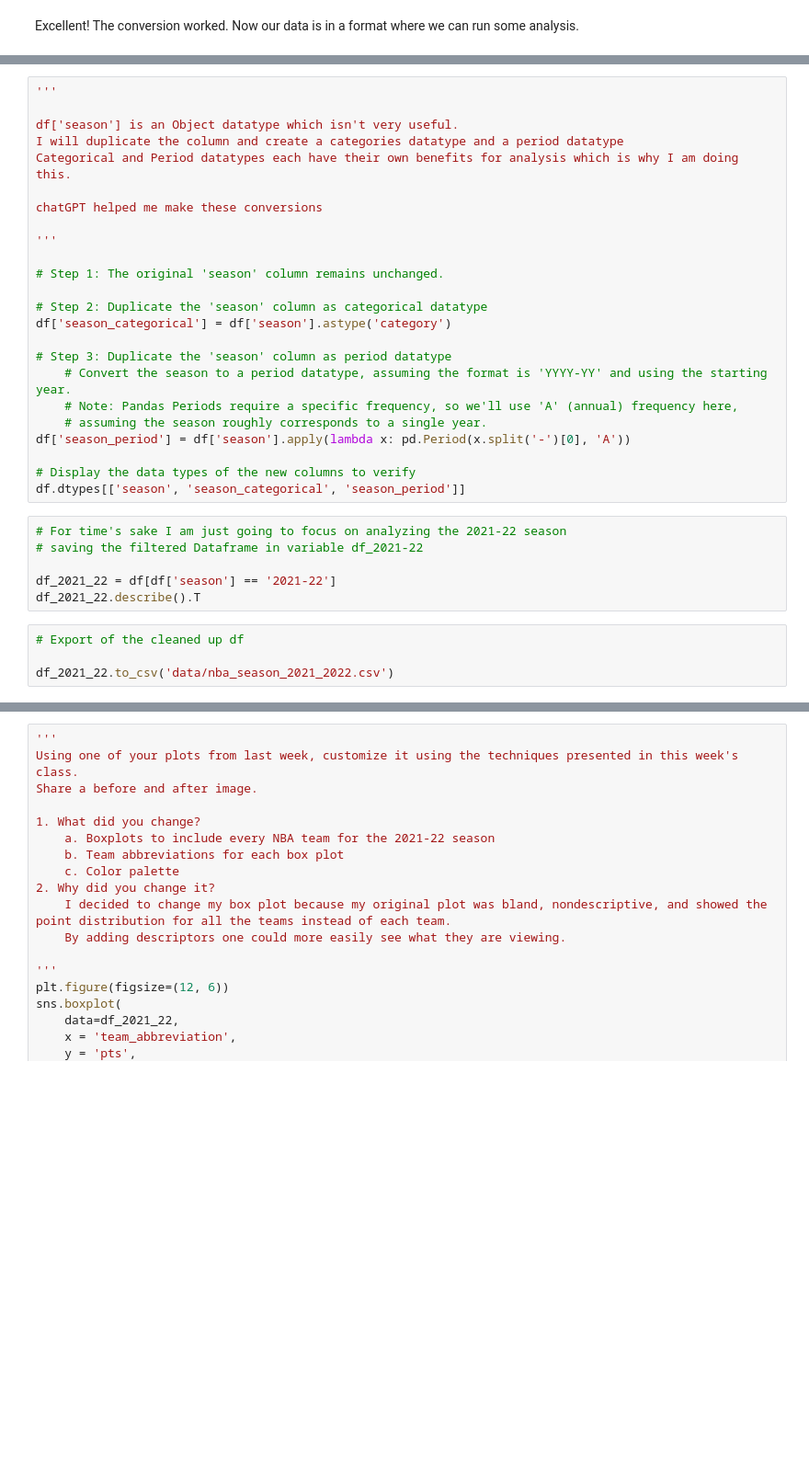
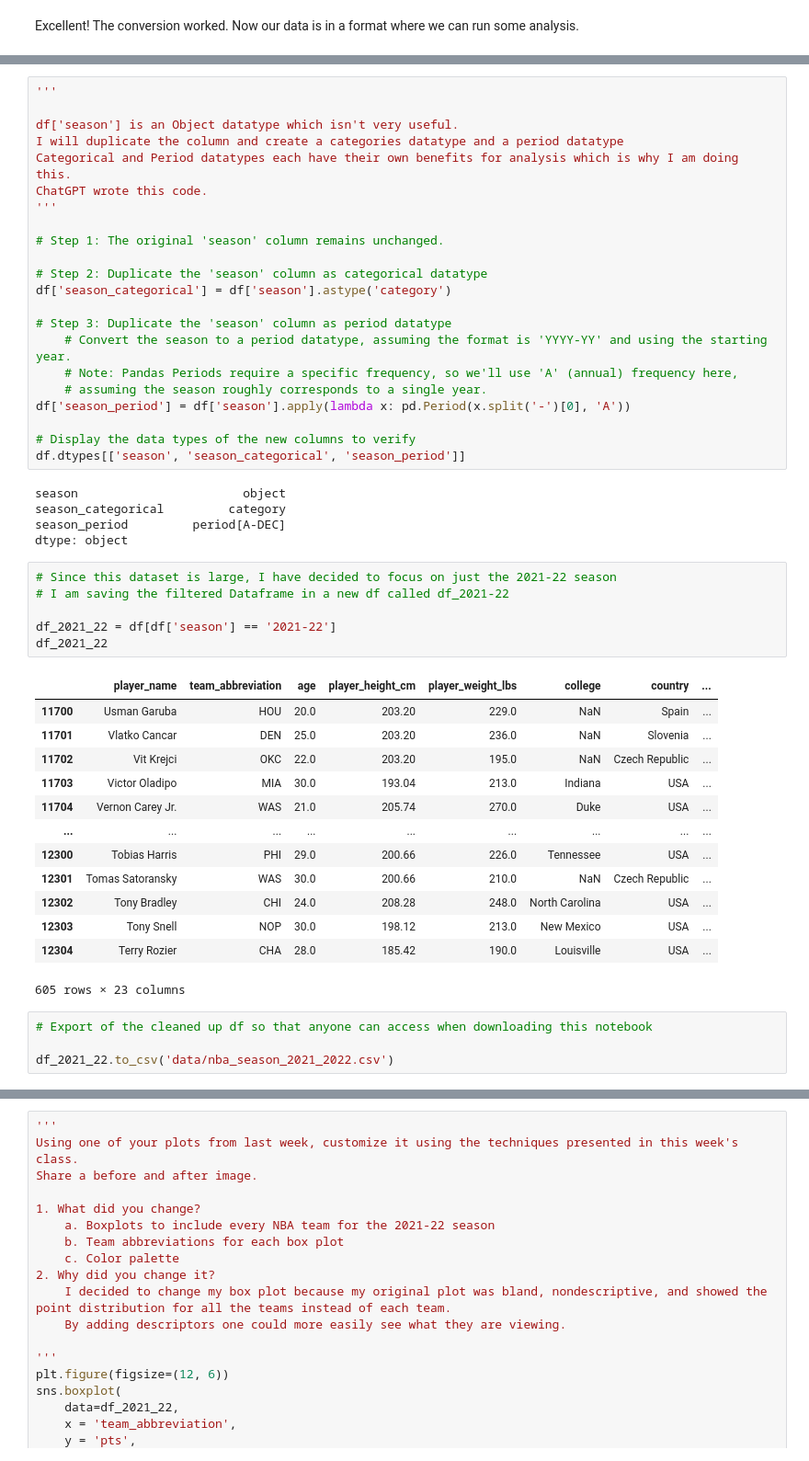
Before and after one commit to Chris-Goyette/Python_DA_Class, a Jupyter notebook: Colab_Notebooks/NBA_data_2_19.ipynb, the cells around one changed output, grey strips where cells are left out. Shown at 92% size. Cells and saved outputs as stored; diff of their text form; blank space fills up the shorter version.

```diff
--- a/Colab_Notebooks/NBA_data_2_19.ipynb
+++ b/Colab_Notebooks/NBA_data_2_19.ipynb
@@ -215,9 +232,7 @@ df.dtypes
 df['season'] is an Object datatype which isn't very useful.
 I will duplicate the column and create a categories datatype and a period datatype
 Categorical and Period datatypes each have their own benefits for analysis which is why I am doing this.
-
-chatGPT helped me make these conversions
-
+ChatGPT wrote this code.
 '''
 
 # Step 1: The original 'season' column remains unchanged.
@@ -233,13 +248,32 @@ df['season_period'] = df['season'].apply(lambda x: pd.Period(x.split('-')[0], 'A
 
 # Display the data types of the new columns to verify
 df.dtypes[['season', 'season_categorical', 'season_period']]
+# %% [output]
+season                       object
+season_categorical         category
+season_period         period[A-DEC]
+dtype: object
 # %%
-# For time's sake I am just going to focus on analyzing the 2021-22 season
-# saving the filtered Dataframe in variable df_2021-22
+# Since this dataset is large, I have decided to focus on just the 2021-22 season
+# I am saving the filtered Dataframe in a new df called df_2021-22
 
 df_2021_22 = df[df['season'] == '2021-22']
-df_2021_22.describe().T
+df_2021_22
+# %% [output]
+|  | player_name | team_abbreviation | age | player_height_cm | player_weight_lbs | college | country | ... |
+| 11700 | Usman Garuba | HOU | 20.0 | 203.20 | 229.0 | NaN | Spain | ... |
+| 11701 | Vlatko Cancar | DEN | 25.0 | 203.20 | 236.0 | NaN | Slovenia | ... |
+| 11702 | Vit Krejci | OKC | 22.0 | 203.20 | 195.0 | NaN | Czech Republic | ... |
+| 11703 | Victor Oladipo | MIA | 30.0 | 193.04 | 213.0 | Indiana | USA | ... |
+| 11704 | Vernon Carey Jr. | WAS | 21.0 | 205.74 | 270.0 | Duke | USA | ... |
+| ... | ... | ... | ... | ... | ... | ... | ... | ... |
+| 12300 | Tobias Harris | PHI | 29.0 | 200.66 | 226.0 | Tennessee | USA | ... |
+| 12301 | Tomas Satoransky | WAS | 30.0 | 200.66 | 210.0 | NaN | Czech Republic | ... |
+| 12302 | Tony Bradley | CHI | 24.0 | 208.28 | 248.0 | North Carolina | USA | ... |
+| 12303 | Tony Snell | NOP | 30.0 | 198.12 | 213.0 | New Mexico | USA | ... |
+| 12304 | Terry Rozier | CHA | 28.0 | 185.42 | 190.0 | Louisville | USA | ... |
+605 rows × 23 columns
 # %%
-# Export of the cleaned up df
+# Export of the cleaned up df so that anyone can access when downloading this notebook
 
 df_2021_22.to_csv('data/nba_season_2021_2022.csv')
```
Also changed, not shown: parts of 4 cells of this notebook.
